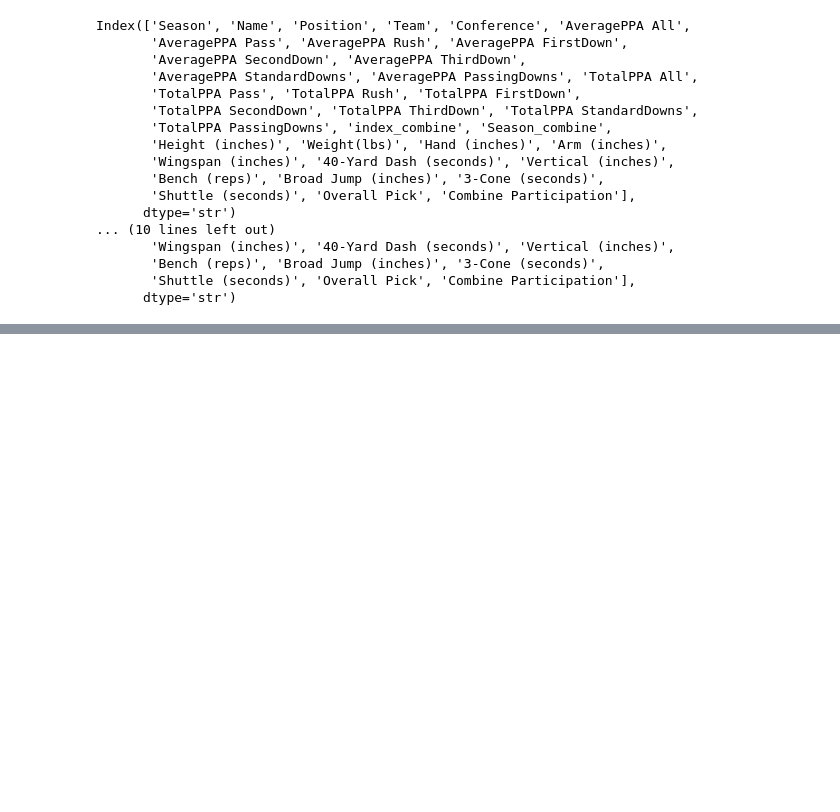
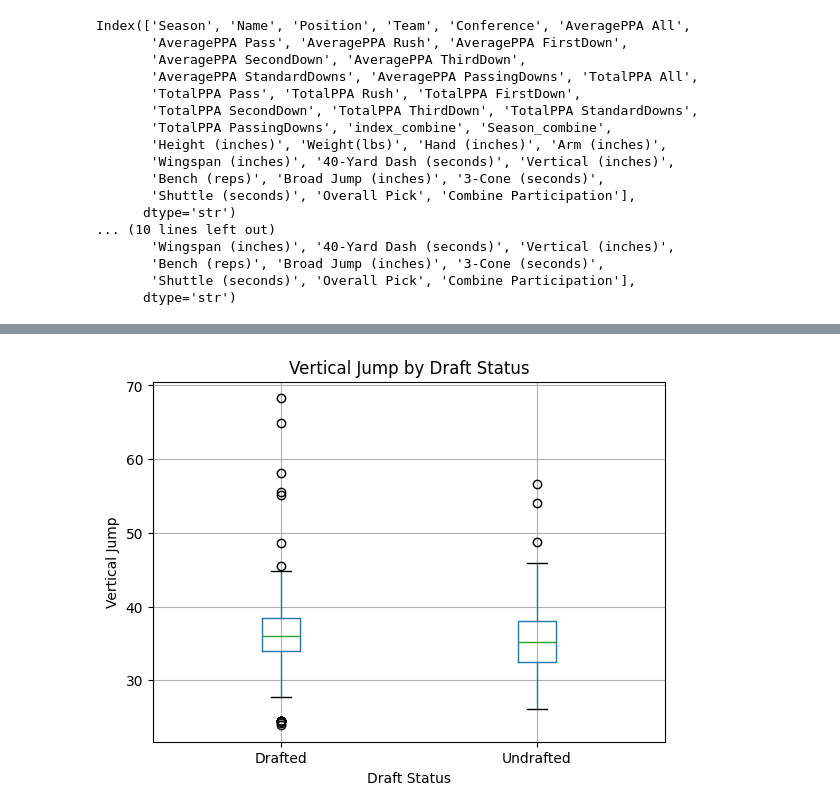
Before and after one commit to alexlevkulich/BSAN-Project-2, a Jupyter notebook: BSANStat.ipynb, the cells around one changed output, grey strips where cells are left out. Drawn from its saved outputs; the diff is of its cells as text; code cells hidden in the pictures; blank space fills up the shorter version.

```diff
--- a/BSANStat.ipynb
+++ b/BSANStat.ipynb
@@ -74,0 +160,10 @@ Index(['Season', 'Name', 'Position', 'Team', 'Conference', 'AveragePPA All',
+# %%
+df1.boxplot(column="Vertical (inches)", by="Drafted")
+
+plt.title("Vertical Jump by Draft Status")
+plt.suptitle("")
+plt.xlabel("Draft Status")
+plt.ylabel("Vertical Jump")
+plt.show()
+# %% [output]
+[figure, added]
```
Also changed, not shown: parts of 32 cells of this notebook.
